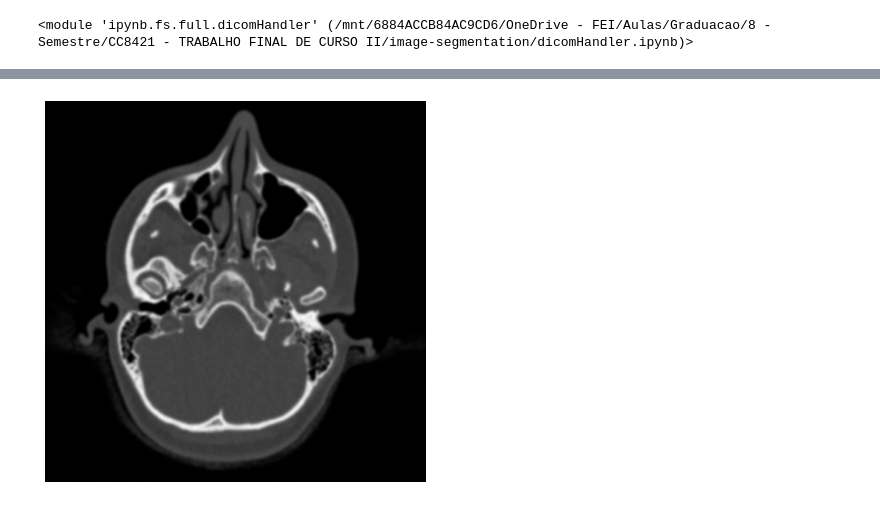
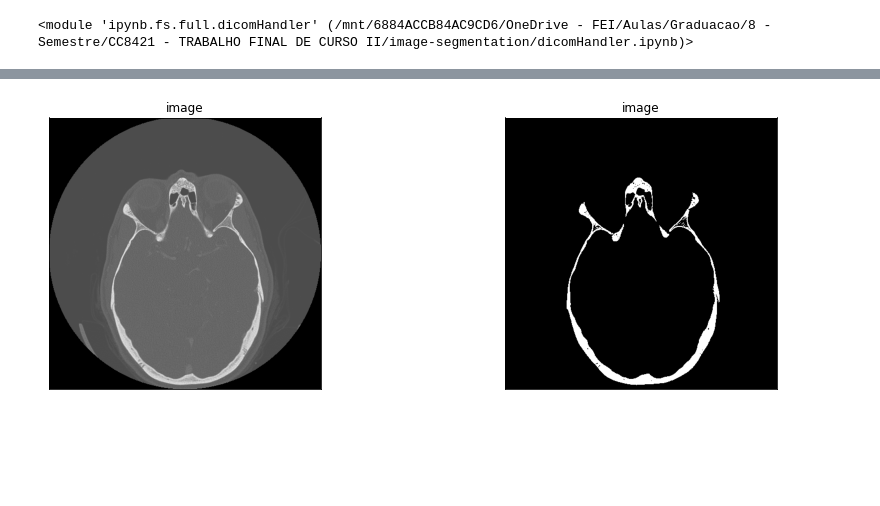
Before and after one commit to Tropa-do-TCC/image-segmentation, a Jupyter notebook: meanStd.ipynb, the cells around one changed output, grey strips where cells are left out. Saved outputs shown, nothing was run; the diff lists cells and outputs as text; code cells hidden in the pictures; blank space fills up the shorter version.

```diff
--- a/meanStd.ipynb
+++ b/meanStd.ipynb
@@ -32,4 +34,20 @@ importlib.reload(wspMultithreshold)
 importlib.reload(dicomHandler)
 # %% [output]
 <module 'ipynb.fs.full.dicomHandler' (/mnt/6884ACCB84AC9CD6/OneDrive - FEI/Aulas/Graduacao/8 - Semestre/CC8421 - TRABALHO FINAL DE CURSO II/image-segmentation/dicomHandler.ipynb)>
+# %%
+def plot_image_histogram(img, img2):
+    plt.figure(figsize=(15, 5))
+    plt.subplot(1,2,1)
+    plt.imshow(img,cmap='gray')
+    plt.title('image')
+    plt.xticks([])
+    plt.yticks([])
+
+    plt.subplot(1,2,2)
+    plt.imshow(img2,cmap='gray')
+    plt.title('image')
+    plt.xticks([])
+    plt.yticks([])
+
+    plt.show()
 # %%
@@ -111,7 +92,7 @@ dicomHandler.show_dicom_image(pixel_array)
-# %%
-dicomHandler.show_dicom_image(hu_image)
-# %% [output]
-[figure, removed]
+# %%
+plot_image_histogram(hu_image, pixel_array)
+# %% [output]
+[figure, added]
 # %%
 min_val, max_val = original_image.min(), original_image.max()
 print(min_val, max_val)
```
Also changed, not shown: parts of 26 cells of this notebook, 3 other files.
